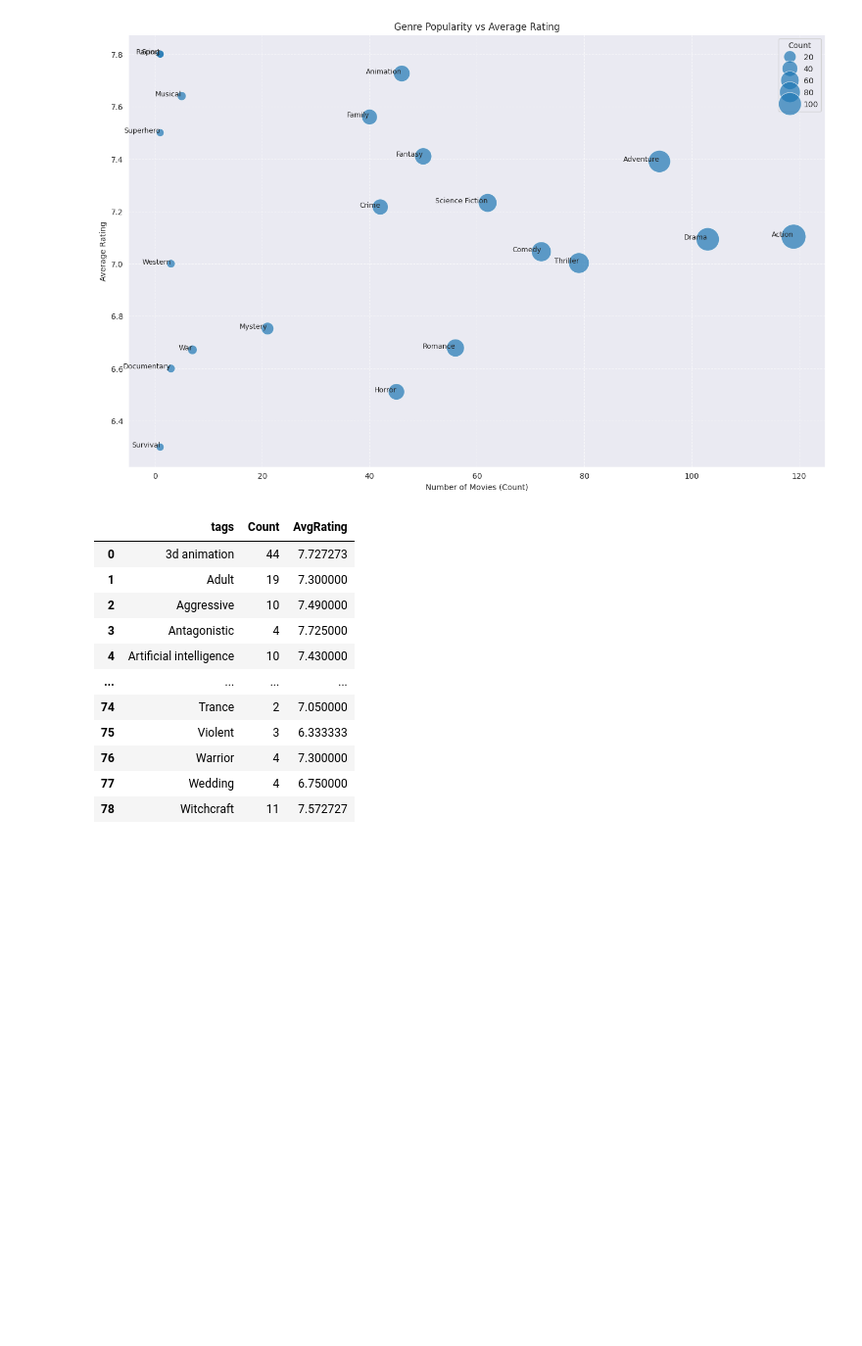
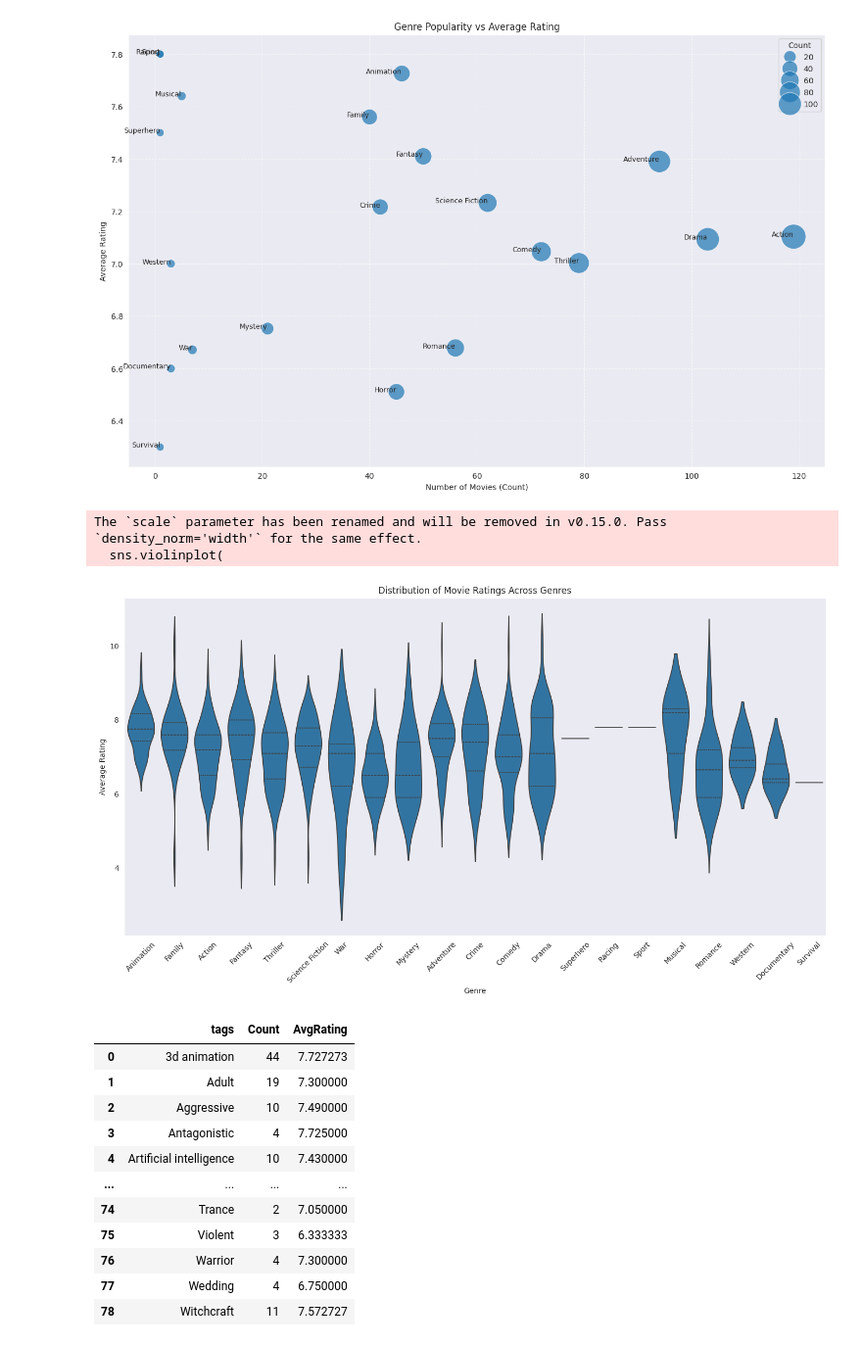
Before and after one commit to Shruthikshetty/media-logger-recommender, a Jupyter notebook: training_notebooks/Movies_recommendation_model.ipynb, the cells around one changed output. Shown at 98% size. Drawn from its saved outputs; the diff is of its cells as text; code cells hidden in the pictures; blank space fills up the shorter version.

Commit message:
update note book movies

```diff
--- a/training_notebooks/Movies_recommendation_model.ipynb
+++ b/training_notebooks/Movies_recommendation_model.ipynb
@@ -424,6 +424,27 @@ plt.ylabel('Average Rating')
 plt.grid(True, linestyle='--', alpha=0.6)
 # %% [output]
 [figure]
+# %%
+#lets also try a voilene plot
+plt.figure(figsize=(14, 8))
+sns.violinplot(
+    x='genre',
+    y='averageRating',
+    data=exploded_genre_rating,
+    inner='quartile',
+    scale='width',
+)
+
+plt.xticks(rotation=45)
+plt.title('Distribution of Movie Ratings Across Genres')
+plt.xlabel('Genre')
+plt.ylabel('Average Rating')
+plt.tight_layout()
+plt.show()
+# %% [output]
+The `scale` parameter has been renamed and will be removed in v0.15.0. Pass `density_norm='width'` for the same effect.
+  sns.violinplot(
+[figure, added]
 # %%
 # lets also visulaize tags for bettr undersatnding
 exploded_tags_rating =  movies_analysis.explode("tags")
```
Also changed, not shown: parts of 13 cells of this notebook.
